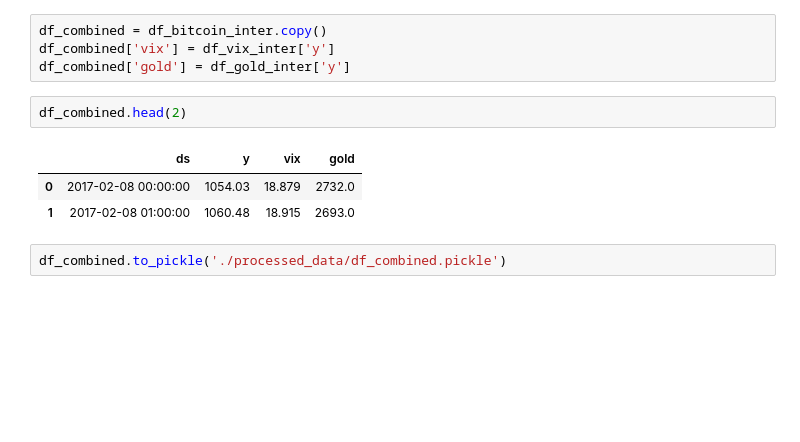
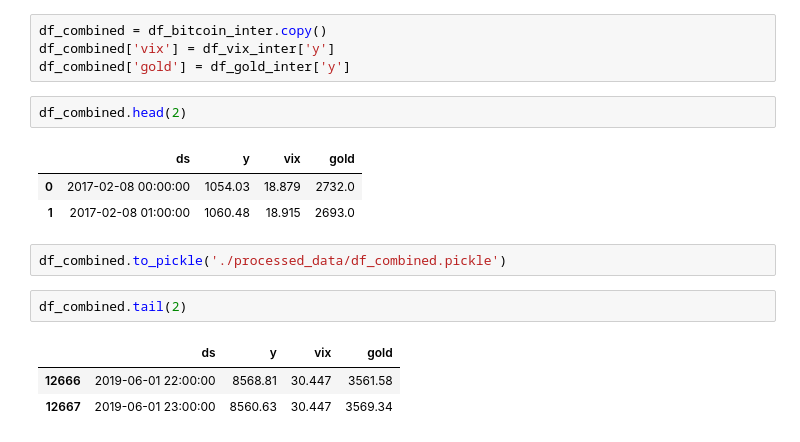
Before and after one commit to MohammadBakir/Bitcoin-Price-Prediction, a Jupyter notebook: time_series/time_series_preprocessing.ipynb, the cells around one changed output. Cells and saved outputs as stored; diff of their text form; blank space fills up the shorter version.

```diff
--- a/time_series/time_series_preprocessing.ipynb
+++ b/time_series/time_series_preprocessing.ipynb
@@ -207,3 +190,9 @@ df_combined.head(2)
 | 1 | 2017-02-08 01:00:00 | 1060.48 | 18.915 | 2693.0 |
 # %%
 df_combined.to_pickle('./processed_data/df_combined.pickle')
+# %%
+df_combined.tail(2)
+# %% [output]
+|  | ds | y | vix | gold |
+| 12666 | 2019-06-01 22:00:00 | 8568.81 | 30.447 | 3561.58 |
+| 12667 | 2019-06-01 23:00:00 | 8560.63 | 30.447 | 3569.34 |
```
Also changed, not shown: parts of 2 cells of this notebook, 1 other file.
